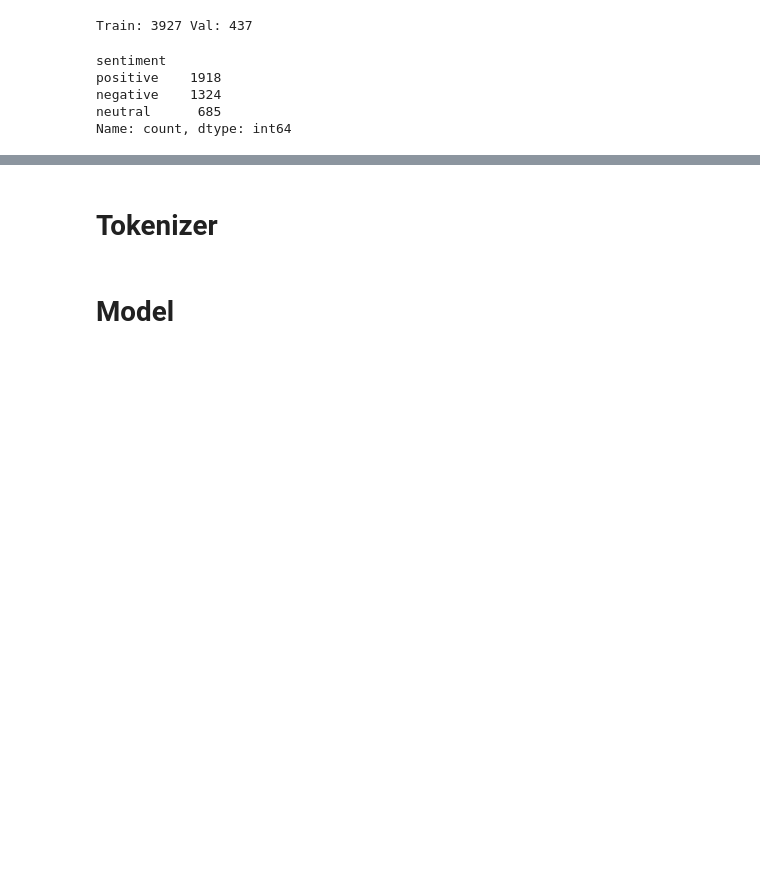
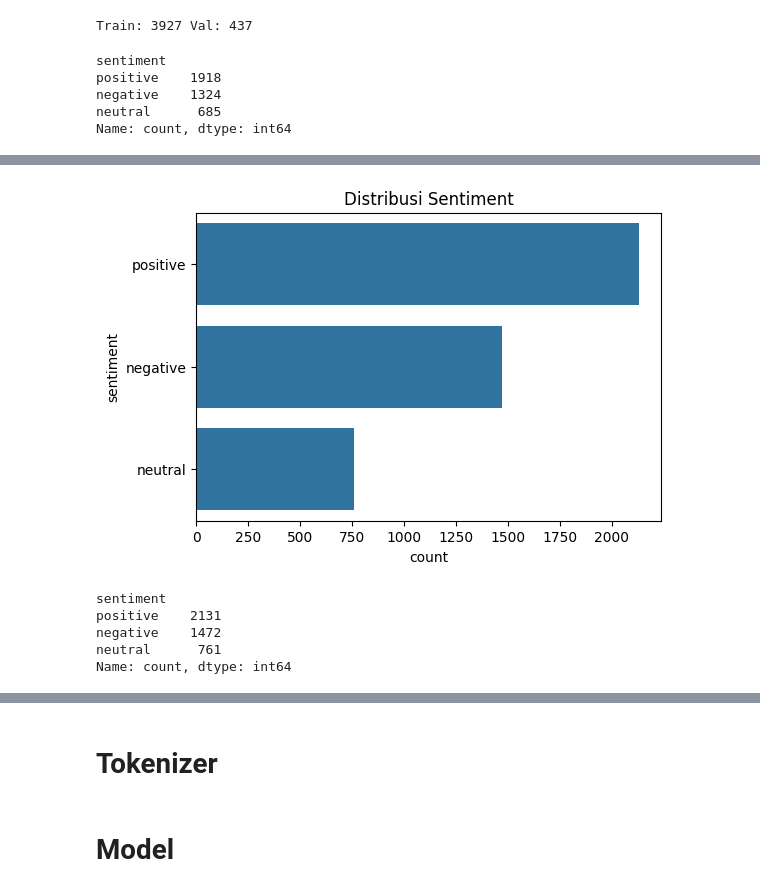
Before and after one commit to keanugonza/tubes-nlp, a Jupyter notebook: task/absa/DeBERTa.ipynb, the cells around one changed output, grey strips where cells are left out. Cells and saved outputs as stored; diff of their text form; code cells hidden in the pictures; blank space fills up the shorter version.

```diff
--- a/task/absa/DeBERTa.ipynb
+++ b/task/absa/DeBERTa.ipynb
@@ -70,0 +98,17 @@ Name: count, dtype: int64
+# %%
+import seaborn as sns
+import matplotlib.pyplot as plt
+
+plt.figure(figsize=(6,4))
+sns.countplot(y=df['sentiment'], order=df['sentiment'].value_counts().index)
+plt.title("Distribusi Sentiment")
+plt.show()
+
+df['sentiment'].value_counts()
+# %% [output]
+[figure, added]
+sentiment
+positive    2131
+negative    1472
+neutral      761
+Name: count, dtype: int64
```
Also changed, not shown: parts of 5 cells of this notebook, 4 other files.
